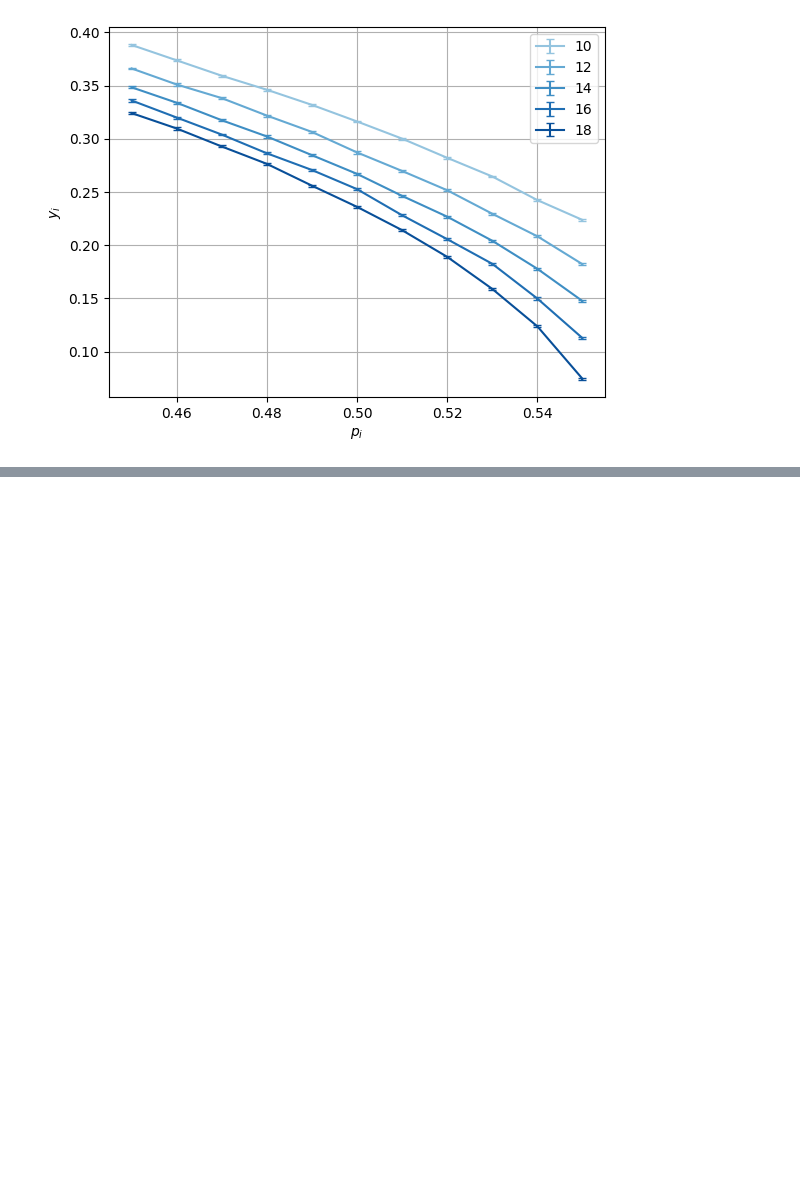
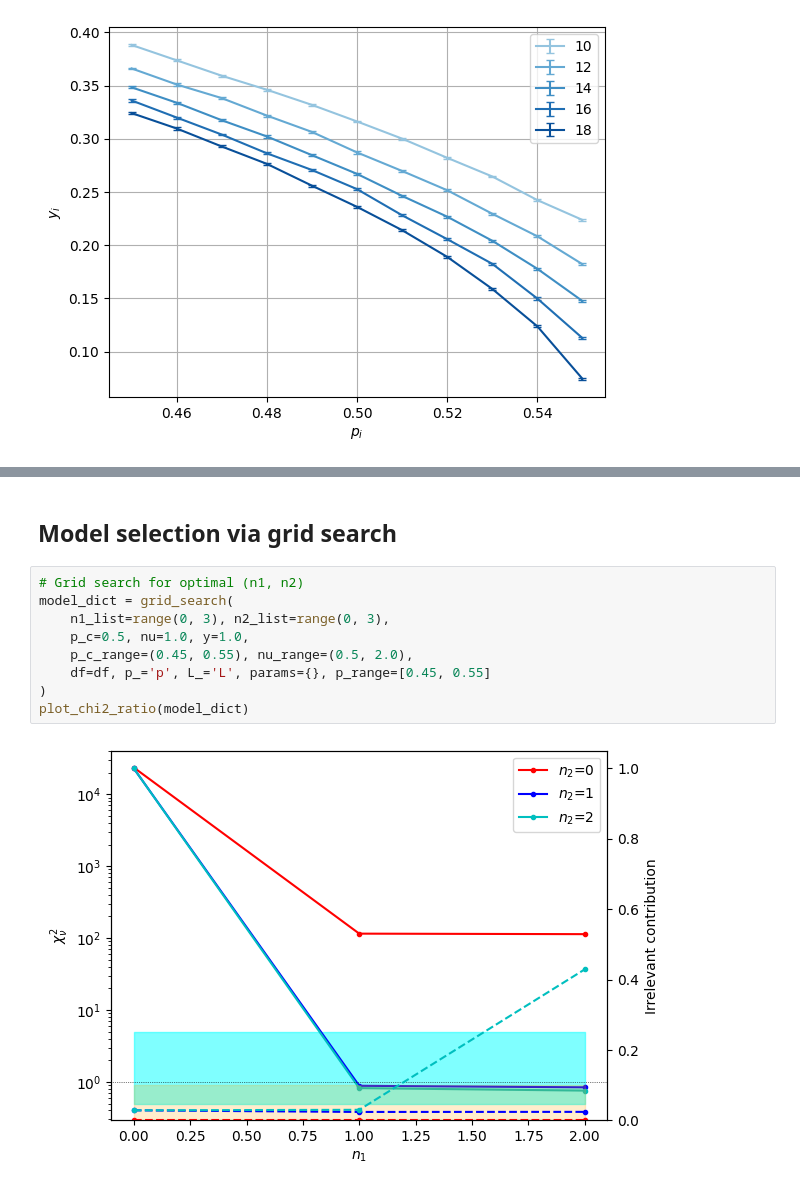
Before and after one commit to hainingpan/FSS, a Jupyter notebook: example.ipynb, the cells around one changed output, grey strips where cells are left out. Saved outputs shown, nothing was run; the diff lists cells and outputs as text; blank space fills up the shorter version.

```diff
--- a/example.ipynb
+++ b/example.ipynb
@@ -91,0 +147,13 @@ dc.plot_data_collapse(raw=True, errorbar=True)
+# %% [markdown]
+## Model selection via grid search
+# %%
+# Grid search for optimal (n1, n2)
+model_dict = grid_search(
+    n1_list=range(0, 3), n2_list=range(0, 3),
+    p_c=0.5, nu=1.0, y=1.0,
+    p_c_range=(0.45, 0.55), nu_range=(0.5, 2.0),
+    df=df, p_='p', L_='L', params={}, p_range=[0.45, 0.55]
+)
+plot_chi2_ratio(model_dict)
+# %% [output]
+[figure, added]
```
Also changed, not shown: parts of 12 cells of this notebook, 2 other files.
